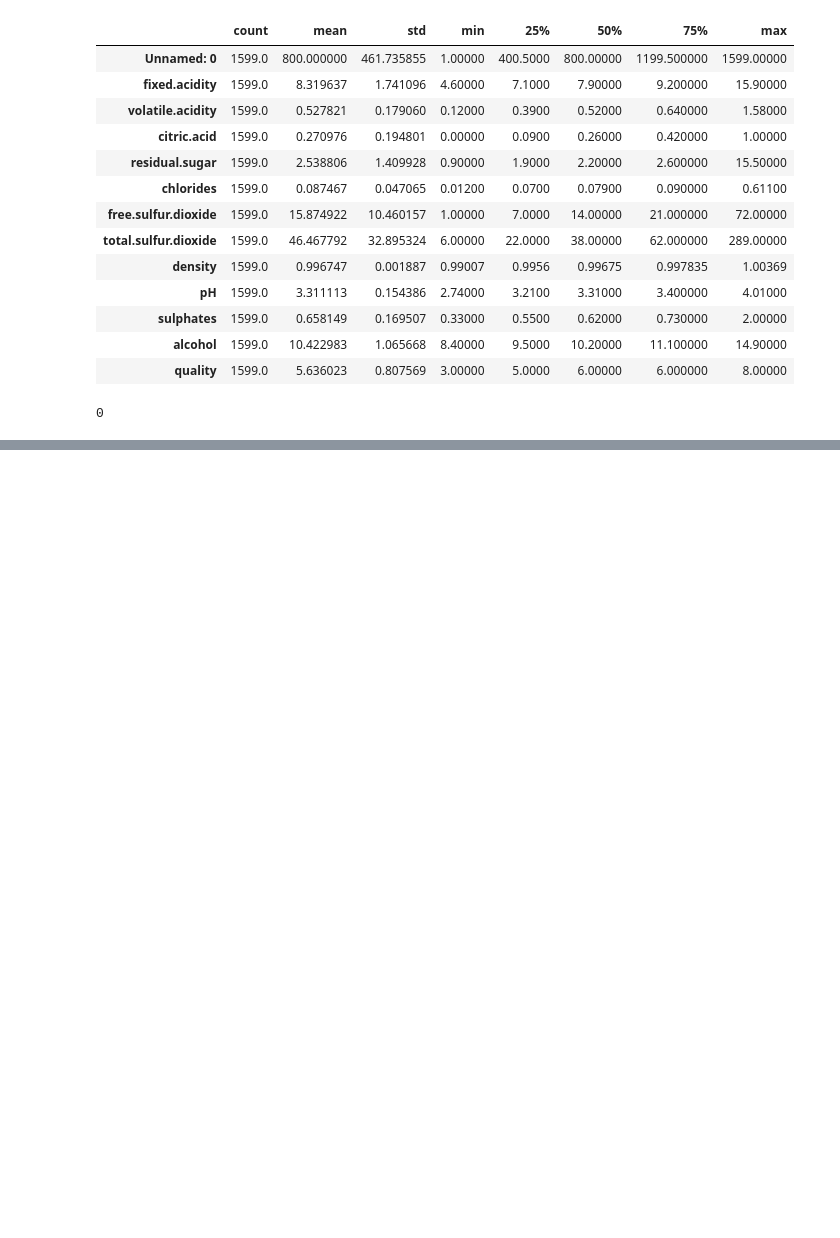
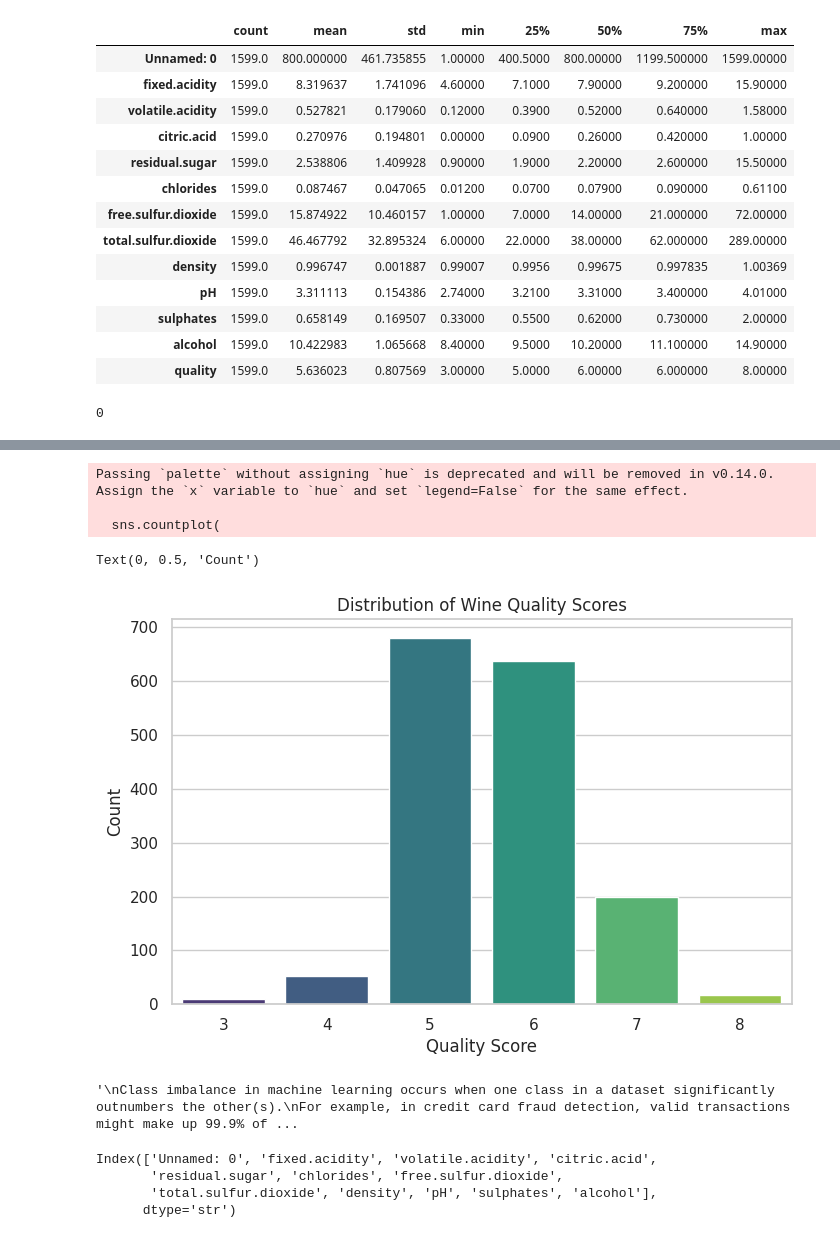
Before and after one commit to j1ere/MDS, a Jupyter notebook: whine quality dataset.ipynb, the cells around one changed output, grey strips where cells are left out. Saved outputs shown, nothing was run; the diff lists cells and outputs as text; code cells hidden in the pictures; blank space fills up the shorter version.

Commit message:
EDA on the dataset

```diff
--- a/whine quality dataset.ipynb
+++ b/whine quality dataset.ipynb
@@ -108,0 +132,19 @@ df.duplicated().sum()
+# %%
+#visualizing target variable distribution
+plt.figure(figsize=(8,5))
+
+sns.countplot(
+    data = df,
+    x = "quality",
+    palette = "viridis",
+)
+
+plt.title("Distribution of Wine Quality Scores")
+plt.xlabel("Quality Score")
+plt.ylabel("Count")
+# %% [output]
+Passing `palette` without assigning `hue` is deprecated and will be removed in v0.14.0. Assign the `x` variable to `hue` and set `legend=False` for the same effect.
+
+  sns.countplot(
+Text(0, 0.5, 'Count')
+[figure, added]
@@ -108,0 +159,17 @@ df.duplicated().sum()
+# %%
+#which features exhibit greatest variability?
+#are there significant outliers that could affect distance-based methods like MDS?
+#which variables are strongly correlated?
+#do certain chemical properties appear to influence wine quality?
+#are there observable patterns that suggest natural grouping of wine?
+
+
+"""
+Class imbalance in machine learning occurs when one class in a dataset significantly outnumbers the other(s).
+For example, in credit card fraud detection, valid transactions might make up 99.9% of the data,
+leaving fraudulent transactions as the rare 0.1%
+
+you can use resampling techniques or cost-sensitive learning to reduce the effects of class imbalance
+"""
+# %% [output]
+'\nClass imbalance in machine learning occurs when one class in a dataset significantly outnumbers the other(s).\nFor example, in credit card fraud detection, valid transactions might make up 99.9% of ...
@@ -108,0 +178,7 @@ df.duplicated().sum()
+# %%
+features
+# %% [output]
+Index(['Unnamed: 0', 'fixed.acidity', 'volatile.acidity', 'citric.acid',
+       'residual.sugar', 'chlorides', 'free.sulfur.dioxide',
+       'total.sulfur.dioxide', 'density', 'pH', 'sulphates', 'alcohol'],
+      dtype='str')
```
Also changed, not shown: parts of 29 cells of this notebook.
